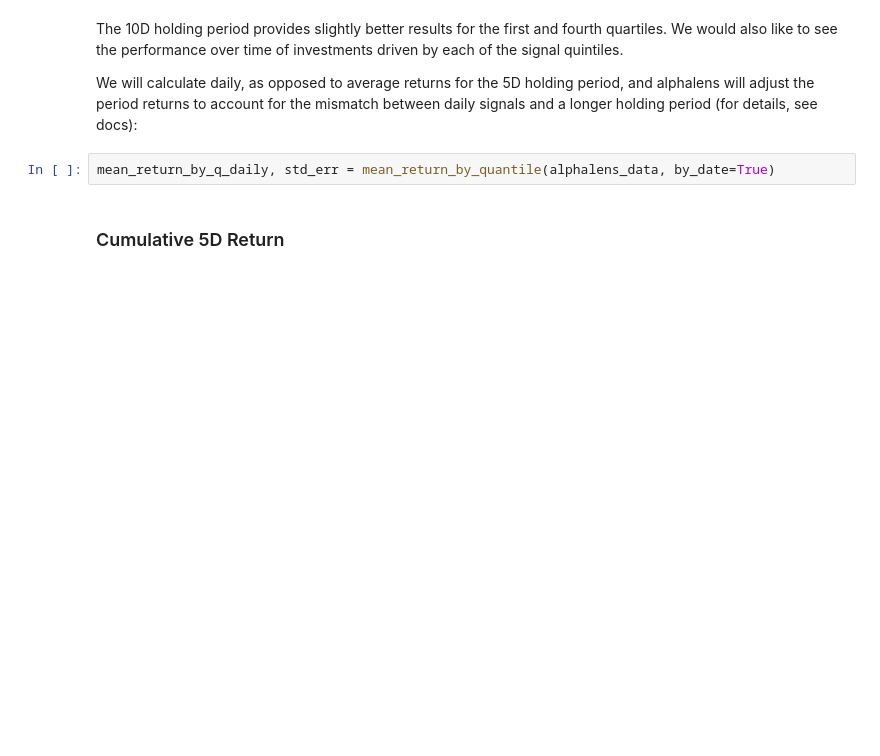
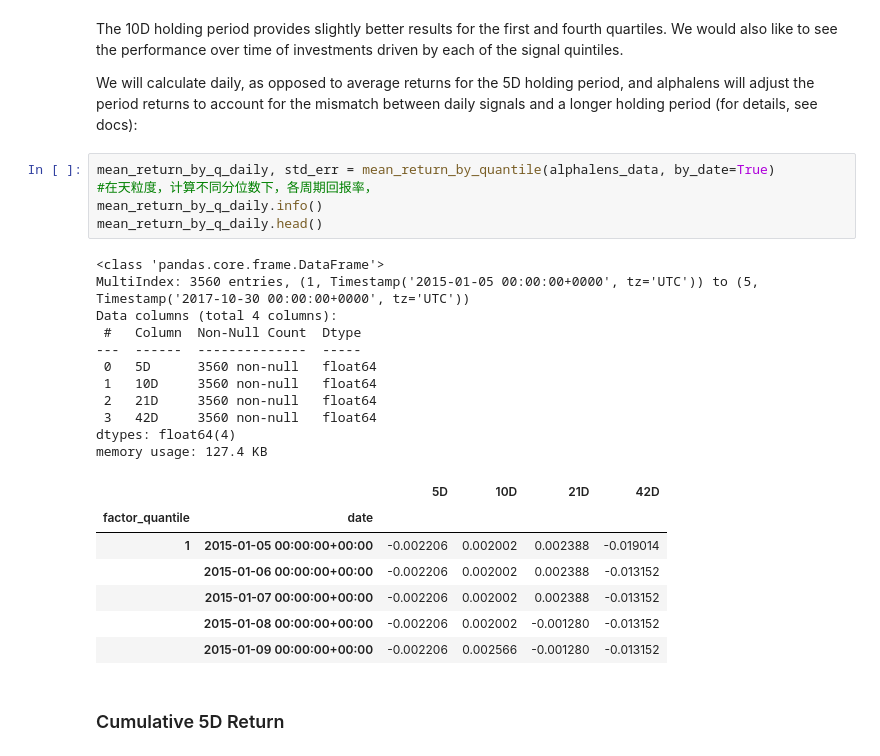
Before and after one commit to linuohn/Machine-Learning-for-Algorithmic-Trading-Second-Edition, a Jupyter notebook: 04_alpha_factor_research/06_performance_eval_alphalens.ipynb, the cells around one changed output. Saved outputs shown, nothing was run; the diff lists cells and outputs as text; blank space fills up the shorter version.

```diff
--- a/04_alpha_factor_research/06_performance_eval_alphalens.ipynb
+++ b/04_alpha_factor_research/06_performance_eval_alphalens.ipynb
@@ -192,6 +214,28 @@ The 10D holding period provides slightly better results for the first and fourth
 We will calculate daily, as opposed to average returns for the 5D holding period, and alphalens will adjust the period returns to account for the mismatch between daily signals and a longer holding period (for details, see docs):
 # %%
 mean_return_by_q_daily, std_err = mean_return_by_quantile(alphalens_data, by_date=True)
+#在天粒度，计算不同分位数下，各周期回报率，
+mean_return_by_q_daily.info()
+mean_return_by_q_daily.head()
+# %% [output]
+<class 'pandas.core.frame.DataFrame'>
+MultiIndex: 3560 entries, (1, Timestamp('2015-01-05 00:00:00+0000', tz='UTC')) to (5, Timestamp('2017-10-30 00:00:00+0000', tz='UTC'))
+Data columns (total 4 columns):
+ #   Column  Non-Null Count  Dtype
+---  ------  --------------  -----
+ 0   5D      3560 non-null   float64
+ 1   10D     3560 non-null   float64
+ 2   21D     3560 non-null   float64
+ 3   42D     3560 non-null   float64
+dtypes: float64(4)
+memory usage: 127.4 KB
+|  |  | 5D | 10D | 21D | 42D |
+| factor_quantile | date |  |  |  |  |
+| 1 | 2015-01-05 00:00:00+00:00 | -0.002206 | 0.002002 | 0.002388 | -0.019014 |
+|  | 2015-01-06 00:00:00+00:00 | -0.002206 | 0.002002 | 0.002388 | -0.013152 |
+|  | 2015-01-07 00:00:00+00:00 | -0.002206 | 0.002002 | 0.002388 | -0.013152 |
+|  | 2015-01-08 00:00:00+00:00 | -0.002206 | 0.002002 | -0.001280 | -0.013152 |
+|  | 2015-01-09 00:00:00+00:00 | -0.002206 | 0.002566 | -0.001280 | -0.013152 |
 # %% [markdown]
 ### Cumulative 5D Return
 # %% [markdown]
```
Also changed, not shown: parts of 16 cells of this notebook, 1 other file.
